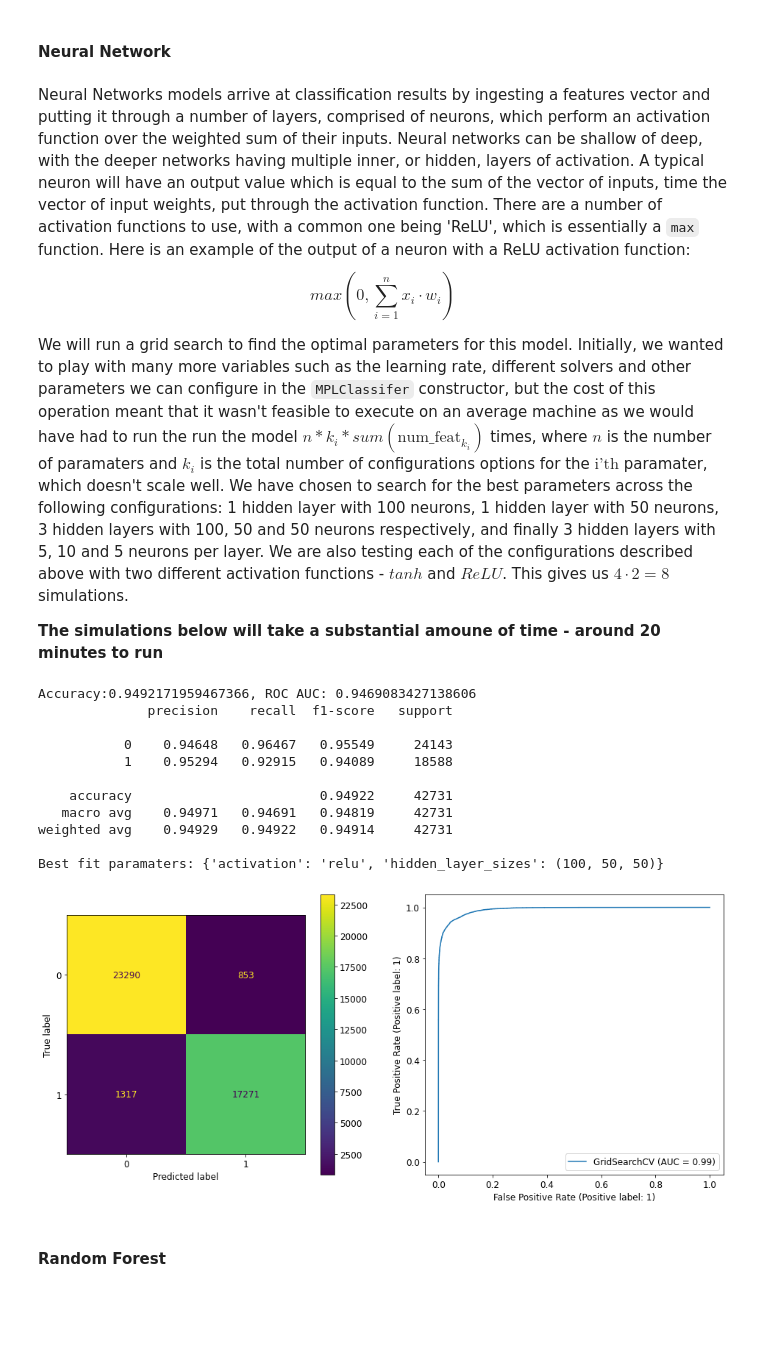
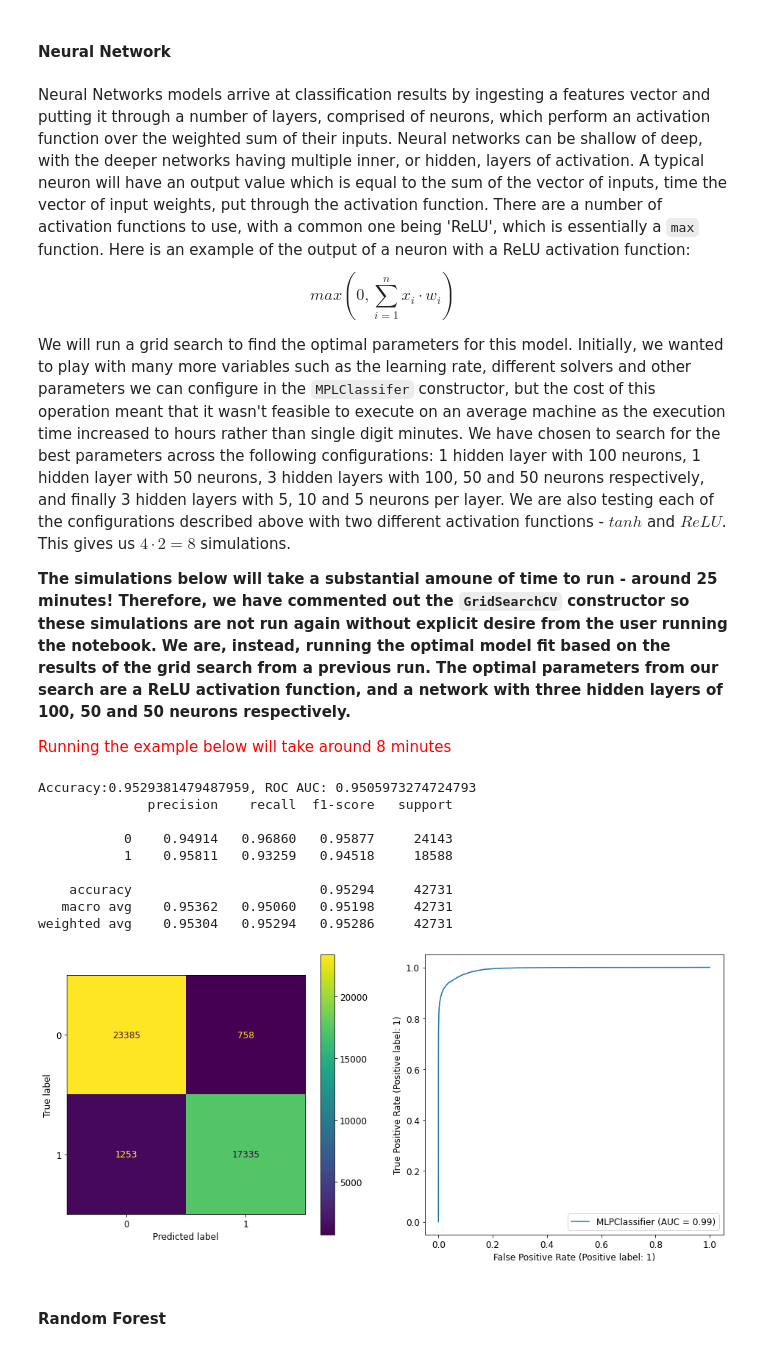
Before and after one commit to ibdafna/airlines_passengers, a Jupyter notebook: airline_passenger_satisfaction.ipynb, the cells around one changed output. Saved outputs shown, nothing was run; the diff lists cells and outputs as text; code cells hidden in the pictures; blank space fills up the shorter version.

Commit message:
Add LC's comments and changes 🏖️

```diff
--- a/airline_passenger_satisfaction.ipynb
+++ b/airline_passenger_satisfaction.ipynb
@@ -664,32 +678,34 @@ This decision process is quite intuitive and makes a lot of sernse for predicing
 # %% [markdown]
 Neural Networks models arrive at classification results by ingesting a features vector and putting it through a number of layers, comprised of neurons, which perform an activation function over the weighted sum of their inputs. Neural networks can be shallow of deep, with the deeper networks having multiple inner, or hidden, layers of activation. A typical neuron will have an output value which is equal to the sum of the vector of inputs, time the vector of input weights, put through the activation function. There are a number of activation functions to use, with a common one being 'ReLU', which is essentially a `max` function. Here is an example of the output of a neuron with a ReLU activation function: $$ max(0, \sum_{i=1}^{n} x_{i} \cdot w_{i})$$
 
-We will run a grid search to find the optimal parameters for this model. Initially, we wanted to play with many more variables such as the learning rate, different solvers and other parameters we can configure in the `MPLClassifer` constructor, but the cost of this operation meant that it wasn't feasible to execute on an average machine as we would have had to run the run the model $n*k_{i}*sum(\text{num_feat}_{k_{i}})$ times, where $n$ is the number of paramaters and $k_{i}$ is the total number of configurations options for the $\text{i'th}$ paramater, which doesn't scale well. We have chosen to search for the best parameters across the following configurations: 1 hidden layer with 100 neurons, 1 hidden layer with 50 neurons, 3 hidden layers with 100, 50 and 50 neurons respectively, and finally 3 hidden layers with 5, 10 and 5 neurons per layer. We are also testing each of the configurations described above with two different activation functions - $tanh$ and $ReLU$. This gives us $4\cdot2=8$ simulations.
+We will run a grid search to find the optimal parameters for this model. Initially, we wanted to play with many more variables such as the learning rate, different solvers and other parameters we can configure in the `MPLClassifer` constructor, but the cost of this operation meant that it wasn't feasible to execute on an average machine as the execution time increased to hours rather than single digit minutes. We have chosen to search for the best parameters across the following configurations: 1 hidden layer with 100 neurons, 1 hidden layer with 50 neurons, 3 hidden layers with 100, 50 and 50 neurons respectively, and finally 3 hidden layers with 5, 10 and 5 neurons per layer. We are also testing each of the configurations described above with two different activation functions - $tanh$ and $ReLU$. This gives us $4\cdot2=8$ simulations.
 
-**The simulations below will take a substantial amoune of time - around 20 minutes to run**
+**The simulations below will take a substantial amoune of time to run - around 25 minutes! Therefore, we have commented out the `GridSearchCV` constructor so these simulations are not run again without explicit desire from the user running the notebook. We are, instead, running the optimal model fit based on the results of the grid search from a previous run. The optimal parameters from our search are a ReLU activation function, and a network with three hidden layers of 100, 50 and 50 neurons respectively.**
+
+<span style="color: red">Running the example below will take around 8 minutes</span>
 # %%
 from sklearn.neural_network import MLPClassifier
-
 
 # Grid search for Decition Tree
 nn_grid_parameters = {
     "hidden_layer_sizes": [(100, ), (50, ), (100, 50, 50), (5, 10, 5)],
     "activation": ['tanh', 'relu'],
 }
-nn_model, nn_accuracy, nn_roc_auc = run_model(GridSearchCV(MLPClassifier(), param_grid=nn_grid_parameters, n_jobs=4), X_train, X_test, y_train, y_test)
-print(f"Best fit paramaters: {nn_model.best_params_}")
+# Uncomment to run grid search
+# nn_model, nn_accuracy, nn_roc_auc = run_model(GridSearchCV(MLPClassifier(), param_grid=nn_grid_parameters, n_jobs=4), X_train, X_test, y_train, y_test)
+# print(f"Best fit paramaters: {nn_model.best_params_}")
+
+nn_model, nn_accuracy, nn_roc_auc = run_model(MLPClassifier(activation='relu', hidden_layer_sizes=(100, 50, 50)), X_train, X_test, y_train, y_test)
 # %% [output]
-Accuracy:0.9492171959467366, ROC AUC: 0.9469083427138606
+Accuracy:0.9529381479487959, ROC AUC: 0.9505973274724793
               precision    recall  f1-score   support
 
-           0    0.94648   0.96467   0.95549     24143
-           1    0.95294   0.92915   0.94089     18588
+           0    0.94914   0.96860   0.95877     24143
+           1    0.95811   0.93259   0.94518     18588
 
-    accuracy                        0.94922     42731
-   macro avg    0.94971   0.94691   0.94819     42731
-weighted avg    0.94929   0.94922   0.94914     42731
-
-Best fit paramaters: {'activation': 'relu', 'hidden_layer_sizes': (100, 50, 50)}
+    accuracy                        0.95294     42731
+   macro avg    0.95362   0.95060   0.95198     42731
+weighted avg    0.95304   0.95294   0.95286     42731
-[figure, old version]
+[figure, new version]
 # %% [markdown]
 #### Random Forest
```
Also changed, not shown: parts of 29 cells of this notebook.
